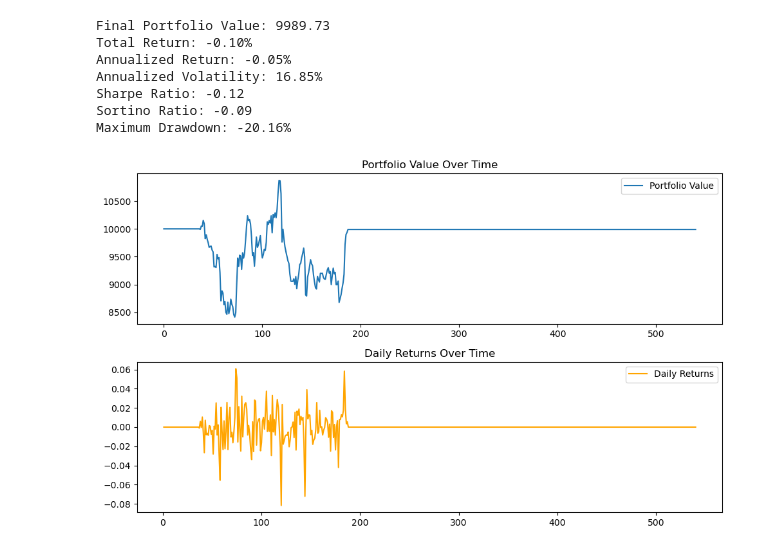
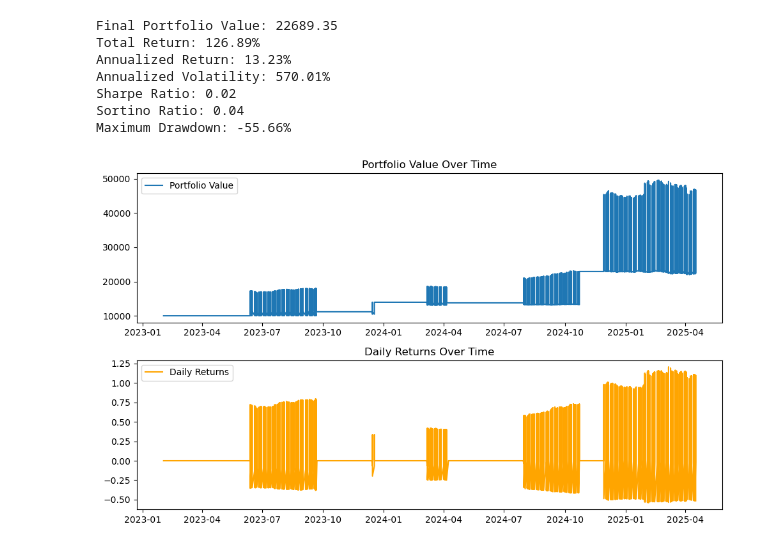
Before and after one commit to GeronimoBWalker/commodity, a Jupyter notebook: Backtest/signals.ipynb, the cells around one changed output. Drawn from its saved outputs; the diff is of its cells as text; code cells hidden in the pictures.

```diff
--- a/Backtest/signals.ipynb
+++ b/Backtest/signals.ipynb
@@ -212,28 +102,0 @@ def main(commodities, stocks, threshold=0.95, min_streak=3, lag=1):
-# %%
-
-min_streak = 3
-
-
-df_features = compute_features(minerals['SI=F'], stock_data['QCOM'], lag=5)
-
-quantiles = df_features.rolling_corr.quantile([.1,.9]).values
-high = quantiles[1]
-print(high)
-low = quantiles[0]
-print(low)
-df_features['over_thresh'] = df_features['rolling_corr'].apply(lambda x: 1 if x > high or x < low  else 0)
-df_features['streak'] = df_features['over_thresh'].astype(int).groupby(df_features['over_thresh'].ne(df_features['over_thresh'].shift()).cumsum()).cumsum()
-
-# # Select top 50% of absolute gradient values
-cutoff = df_features[df_features['streak']>=min_streak]['gradient'].abs().quantile(0.9)
-print(cutoff)
-
-
-
-df_features['signal'] = df_features.apply(
-    lambda row: 1 if row['gradient'] > cutoff and row['rolling_corr'] > high and row['streak'] >= min_streak
-    else (-1 if row['gradient'] < -cutoff and row['rolling_corr'] < low and row['streak'] >= min_streak else 0),
-    axis=1
-)
-
-df_features['positions'] = df_features['signal'].apply(lambda signal: 2 if signal  == 1 else -2 if signal == -1 else 0)
@@ -253,2 +261,8 @@ df_features[df_features.signal != 0]
+# %%
+pairs = generate_pairs(commodities_df=minerals, stocks_df=stock_data.iloc[:,10:])
+features = compute_features_for_pairs(pairs)
+rankings = rank_gradients_across_pairs(features)
+top_3_per_day = get_top_n_pairs_per_day(rankings, n=3)
+signals = detect_signals_from_top_pairs(top_3_per_day,features)
 # %%
 import backtester
@@ -259,14 +273,14 @@ from backtester import Strategy
 # %%
-data = pd.concat([stock_data.loc[:,['QCOM']],df_features.iloc[:,-2:]],axis=1).dropna().rename(columns={'QCOM':'close'})
+data = signals[['stock_price','signal','positions']].dropna()
 backtester = Backtester()
 backtester.backtest(data)
 backtester.calculate_performance()
 # %% [output]
-Final Portfolio Value: 9989.73
-Total Return: -0.10%
-Annualized Return: -0.05%
-Annualized Volatility: 16.85%
-Sharpe Ratio: -0.12
-Sortino Ratio: -0.09
-Maximum Drawdown: -20.16%
+Final Portfolio Value: 22689.35
+Total Return: 126.89%
+Annualized Return: 13.23%
+Annualized Volatility: 570.01%
+Sharpe Ratio: 0.02
+Sortino Ratio: 0.04
+Maximum Drawdown: -55.66%
-[figure, old version]
+[figure, new version]
```
Also changed, not shown: parts of 10 cells of this notebook, 3 other files.
